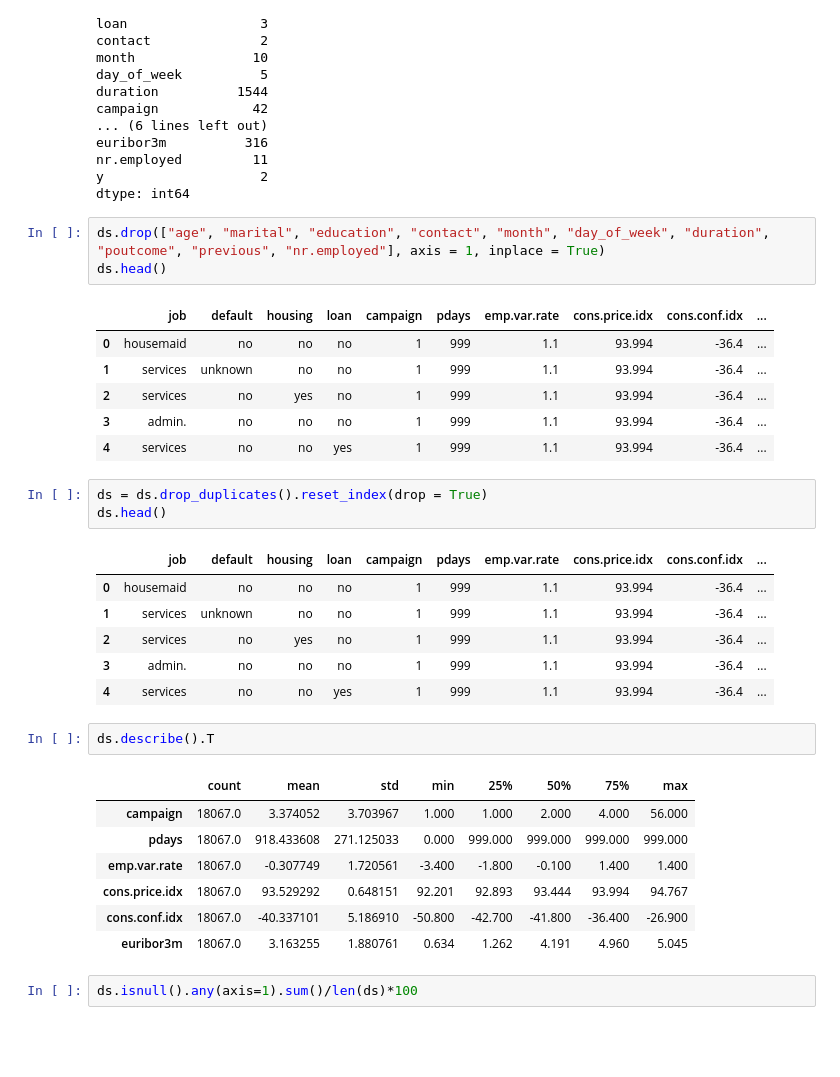
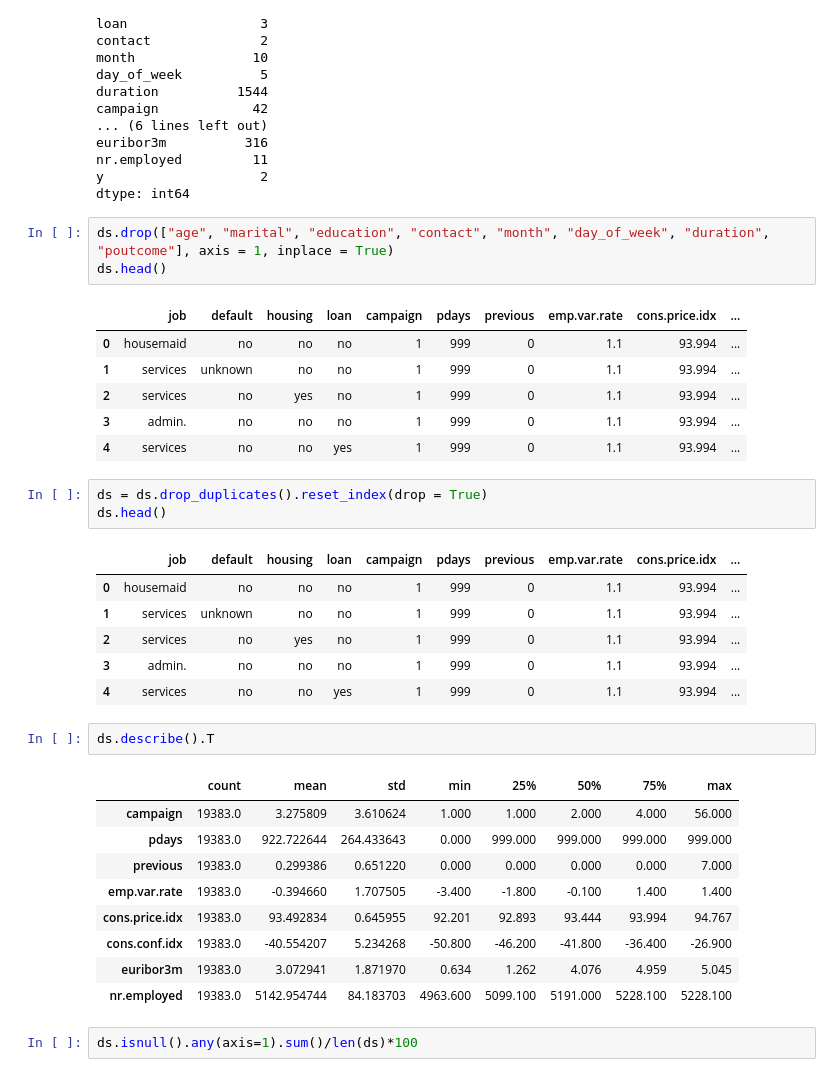
Before and after one commit to 4GeeksAcademy/first-ml-algorithm-Ana-Beren, a Jupyter notebook: src/explore.ipynb, the cells around one changed output. Drawn from its saved outputs; the diff is of its cells as text; blank space fills up the shorter version.

```diff
--- a/src/explore.ipynb
+++ b/src/explore.ipynb
@@ -80,35 +95,37 @@ nr.employed         11
 y                    2
 dtype: int64
 # %%
-ds.drop(["age", "marital", "education", "contact", "month", "day_of_week", "duration", "poutcome", "previous", "nr.employed"], axis = 1, inplace = True)
+ds.drop(["age", "marital", "education", "contact", "month", "day_of_week", "duration", "poutcome"], axis = 1, inplace = True)
 ds.head()
 # %% [output]
-|  | job | default | housing | loan | campaign | pdays | emp.var.rate | cons.price.idx | cons.conf.idx | ... |
-| 0 | housemaid | no | no | no | 1 | 999 | 1.1 | 93.994 | -36.4 | ... |
-| 1 | services | unknown | no | no | 1 | 999 | 1.1 | 93.994 | -36.4 | ... |
-| 2 | services | no | yes | no | 1 | 999 | 1.1 | 93.994 | -36.4 | ... |
-| 3 | admin. | no | no | no | 1 | 999 | 1.1 | 93.994 | -36.4 | ... |
-| 4 | services | no | no | yes | 1 | 999 | 1.1 | 93.994 | -36.4 | ... |
+|  | job | default | housing | loan | campaign | pdays | previous | emp.var.rate | cons.price.idx | ... |
+| 0 | housemaid | no | no | no | 1 | 999 | 0 | 1.1 | 93.994 | ... |
+| 1 | services | unknown | no | no | 1 | 999 | 0 | 1.1 | 93.994 | ... |
+| 2 | services | no | yes | no | 1 | 999 | 0 | 1.1 | 93.994 | ... |
+| 3 | admin. | no | no | no | 1 | 999 | 0 | 1.1 | 93.994 | ... |
+| 4 | services | no | no | yes | 1 | 999 | 0 | 1.1 | 93.994 | ... |
 # %%
 ds = ds.drop_duplicates().reset_index(drop = True)
 ds.head()
 # %% [output]
-|  | job | default | housing | loan | campaign | pdays | emp.var.rate | cons.price.idx | cons.conf.idx | ... |
-| 0 | housemaid | no | no | no | 1 | 999 | 1.1 | 93.994 | -36.4 | ... |
-| 1 | services | unknown | no | no | 1 | 999 | 1.1 | 93.994 | -36.4 | ... |
-| 2 | services | no | yes | no | 1 | 999 | 1.1 | 93.994 | -36.4 | ... |
-| 3 | admin. | no | no | no | 1 | 999 | 1.1 | 93.994 | -36.4 | ... |
-| 4 | services | no | no | yes | 1 | 999 | 1.1 | 93.994 | -36.4 | ... |
+|  | job | default | housing | loan | campaign | pdays | previous | emp.var.rate | cons.price.idx | ... |
+| 0 | housemaid | no | no | no | 1 | 999 | 0 | 1.1 | 93.994 | ... |
+| 1 | services | unknown | no | no | 1 | 999 | 0 | 1.1 | 93.994 | ... |
+| 2 | services | no | yes | no | 1 | 999 | 0 | 1.1 | 93.994 | ... |
+| 3 | admin. | no | no | no | 1 | 999 | 0 | 1.1 | 93.994 | ... |
+| 4 | services | no | no | yes | 1 | 999 | 0 | 1.1 | 93.994 | ... |
 # %%
 ds.describe().T
 # %% [output]
 |  | count | mean | std | min | 25% | 50% | 75% | max |
-| campaign | 18067.0 | 3.374052 | 3.703967 | 1.000 | 1.000 | 2.000 | 4.000 | 56.000 |
-| pdays | 18067.0 | 918.433608 | 271.125033 | 0.000 | 999.000 | 999.000 | 999.000 | 999.000 |
-| emp.var.rate | 18067.0 | -0.307749 | 1.720561 | -3.400 | -1.800 | -0.100 | 1.400 | 1.400 |
-| cons.price.idx | 18067.0 | 93.529292 | 0.648151 | 92.201 | 92.893 | 93.444 | 93.994 | 94.767 |
-| cons.conf.idx | 18067.0 | -40.337101 | 5.186910 | -50.800 | -42.700 | -41.800 | -36.400 | -26.900 |
-| euribor3m | 18067.0 | 3.163255 | 1.880761 | 0.634 | 1.262 | 4.191 | 4.960 | 5.045 |
+| campaign | 19383.0 | 3.275809 | 3.610624 | 1.000 | 1.000 | 2.000 | 4.000 | 56.000 |
+| pdays | 19383.0 | 922.722644 | 264.433643 | 0.000 | 999.000 | 999.000 | 999.000 | 999.000 |
+| previous | 19383.0 | 0.299386 | 0.651220 | 0.000 | 0.000 | 0.000 | 0.000 | 7.000 |
+| emp.var.rate | 19383.0 | -0.394660 | 1.707505 | -3.400 | -1.800 | -0.100 | 1.400 | 1.400 |
+| cons.price.idx | 19383.0 | 93.492834 | 0.645955 | 92.201 | 92.893 | 93.444 | 93.994 | 94.767 |
+| cons.conf.idx | 19383.0 | -40.554207 | 5.234268 | -50.800 | -46.200 | -41.800 | -36.400 | -26.900 |
+| euribor3m | 19383.0 | 3.072941 | 1.871970 | 0.634 | 1.262 | 4.076 | 4.959 | 5.045 |
+| nr.employed | 19383.0 | 5142.954744 | 84.183703 | 4963.600 | 5099.100 | 5191.000 | 5228.100 | 5228.100 |
 # %%
 ds.isnull().any(axis=1).sum()/len(ds)*100
 # %% [output]
```
Also changed, not shown: parts of 21 cells of this notebook.
